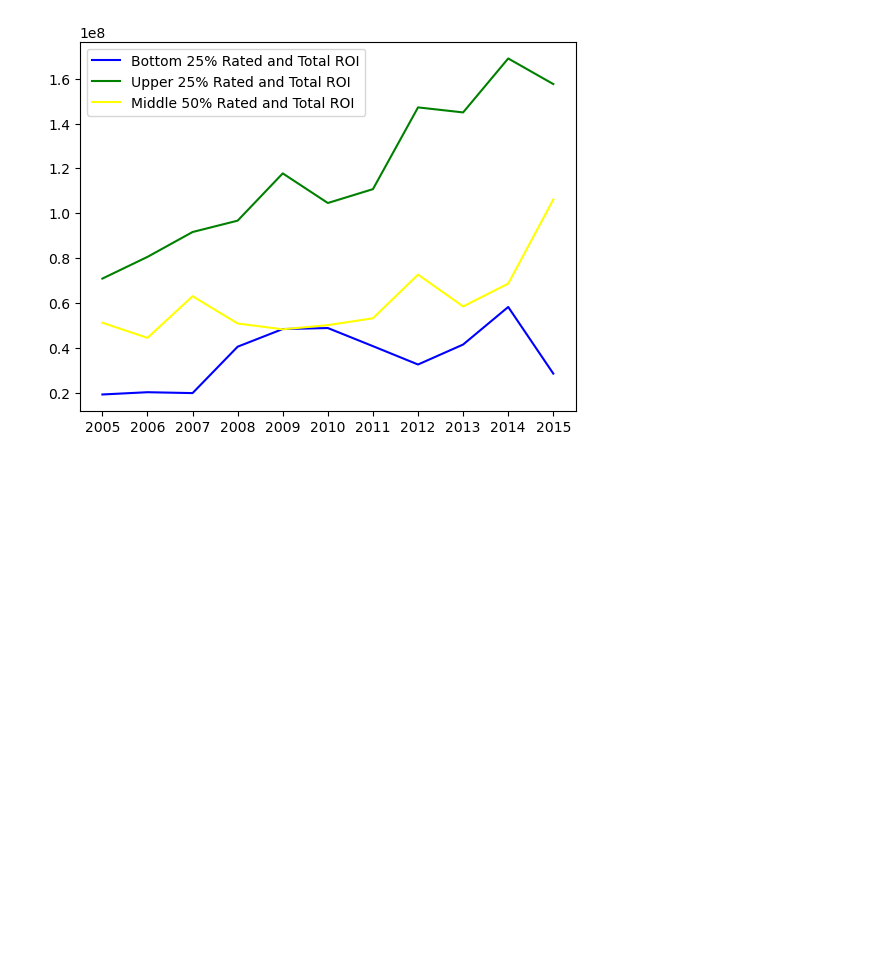
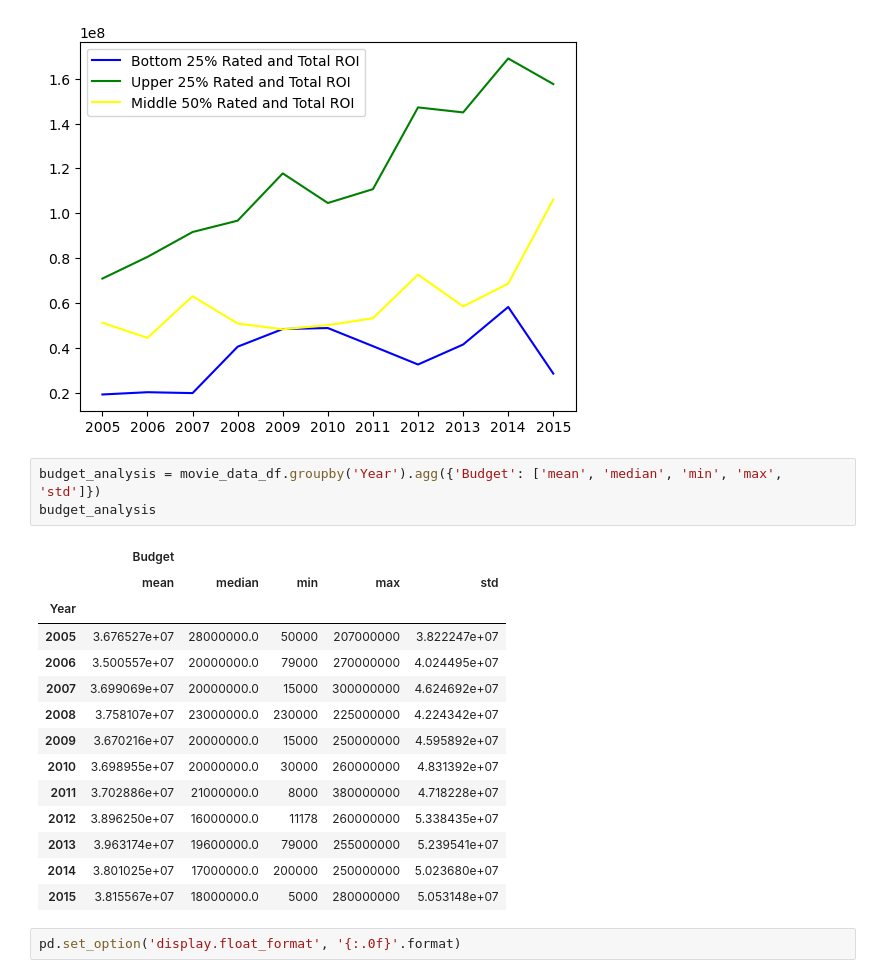
Before and after one commit to Robotrousers/Group1Proj1, a Jupyter notebook: new_ratings.ipynb, the cells around one changed output. Cells and saved outputs as stored; diff of their text form; blank space fills up the shorter version.

```diff
--- a/new_ratings.ipynb
+++ b/new_ratings.ipynb
@@ -358,3 +358,23 @@ plt.legend(handles=[low_average, high_average, average_average], loc="best")
 plt.show()
 # %% [output]
 [figure]
+# %%
+budget_analysis = movie_data_df.groupby('Year').agg({'Budget': ['mean', 'median', 'min', 'max', 'std']})
+budget_analysis
+# %% [output]
+|  | Budget |  |  |  |  |
+|  | mean | median | min | max | std |
+| Year |  |  |  |  |  |
+| 2005 | 3.676527e+07 | 28000000.0 | 50000 | 207000000 | 3.822247e+07 |
+| 2006 | 3.500557e+07 | 20000000.0 | 79000 | 270000000 | 4.024495e+07 |
+| 2007 | 3.699069e+07 | 20000000.0 | 15000 | 300000000 | 4.624692e+07 |
+| 2008 | 3.758107e+07 | 23000000.0 | 230000 | 225000000 | 4.224342e+07 |
+| 2009 | 3.670216e+07 | 20000000.0 | 15000 | 250000000 | 4.595892e+07 |
+| 2010 | 3.698955e+07 | 20000000.0 | 30000 | 260000000 | 4.831392e+07 |
+| 2011 | 3.702886e+07 | 21000000.0 | 8000 | 380000000 | 4.718228e+07 |
+| 2012 | 3.896250e+07 | 16000000.0 | 11178 | 260000000 | 5.338435e+07 |
+| 2013 | 3.963174e+07 | 19600000.0 | 79000 | 255000000 | 5.239541e+07 |
+| 2014 | 3.801025e+07 | 17000000.0 | 200000 | 250000000 | 5.023680e+07 |
+| 2015 | 3.815567e+07 | 18000000.0 | 5000 | 280000000 | 5.053148e+07 |
+# %%
+pd.set_option('display.float_format', '{:.0f}'.format)
```
Also changed, not shown: parts of 8 cells of this notebook, 1 other file.
